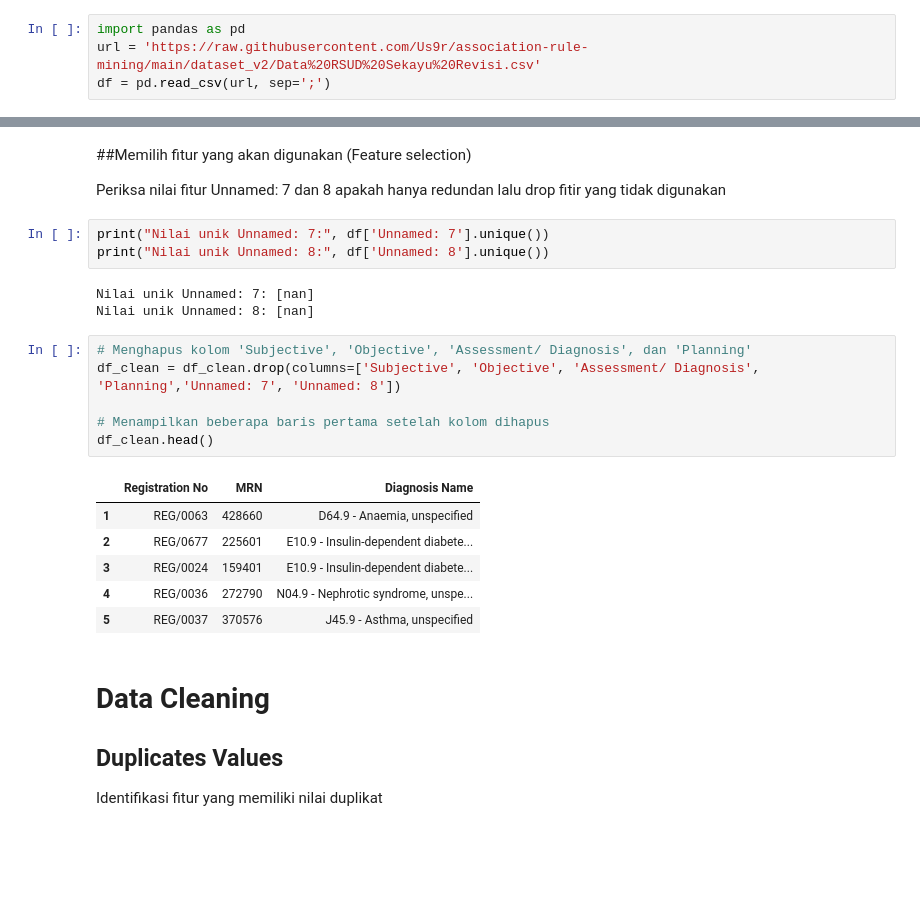
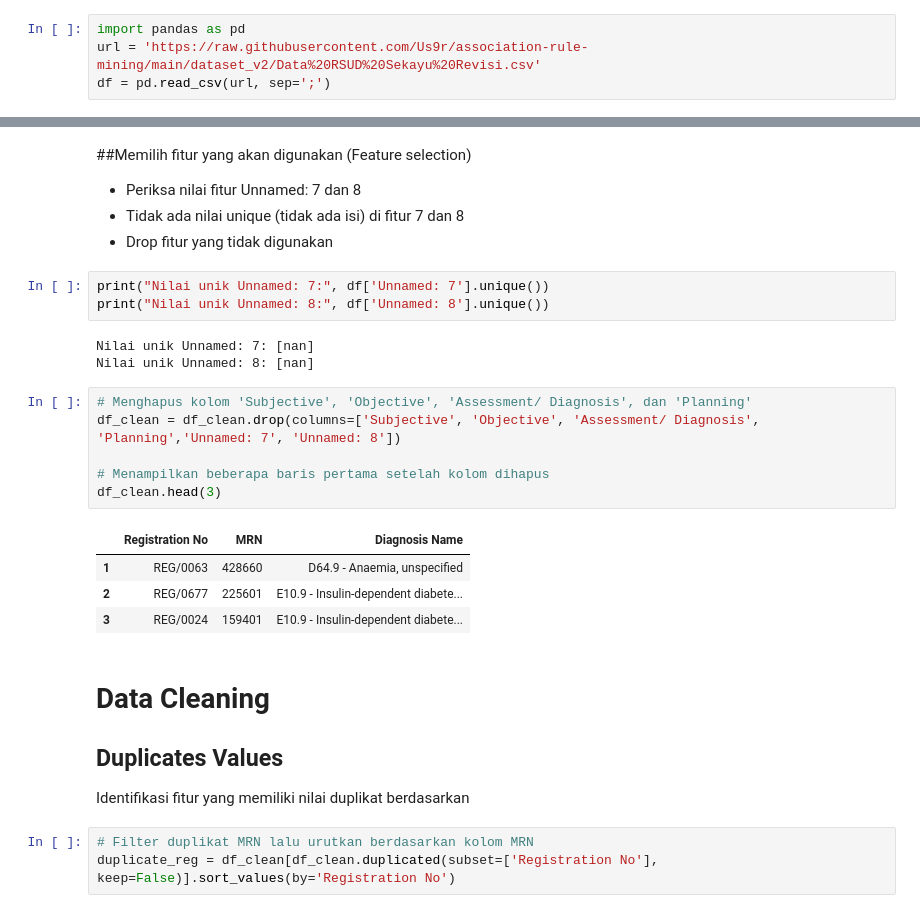
Before and after one commit to Us9r/association-rule-mining, a Jupyter notebook: association_rule_rsud.ipynb, the cells around one changed output, grey strips where cells are left out. Saved outputs shown, nothing was run; the diff lists cells and outputs as text; blank space fills up the shorter version.

```diff
--- a/association_rule_rsud.ipynb
+++ b/association_rule_rsud.ipynb
@@ -23,7 +23,9 @@ df_clean.head()
 ##Memilih fitur yang akan digunakan
 (Feature selection)
 
-Periksa nilai fitur Unnamed: 7 dan 8 apakah hanya redundan lalu drop fitir yang tidak digunakan
+*   Periksa nilai fitur Unnamed: 7 dan 8
+*   Tidak ada nilai unique (tidak ada isi) di fitur 7 dan 8
+*   Drop fitur yang tidak digunakan
 # %%
 print("Nilai unik Unnamed: 7:", df['Unnamed: 7'].unique())
 print("Nilai unik Unnamed: 8:", df['Unnamed: 8'].unique())
@@ -33,18 +35,19 @@ Nilai unik Unnamed: 8: [nan]
 # %%
 # Menghapus kolom 'Subjective', 'Objective', 'Assessment/ Diagnosis', dan 'Planning'
 df_clean = df_clean.drop(columns=['Subjective', 'Objective', 'Assessment/ Diagnosis', 'Planning','Unnamed: 7', 'Unnamed: 8'])
 
 # Menampilkan beberapa baris pertama setelah kolom dihapus
-df_clean.head()
+df_clean.head(3)
 # %% [output]
 |  | Registration No | MRN | Diagnosis Name |
 | 1 | REG/0063 | 428660 | D64.9 - Anaemia, unspecified |
 | 2 | REG/0677 | 225601 | E10.9 - Insulin-dependent diabete... |
 | 3 | REG/0024 | 159401 | E10.9 - Insulin-dependent diabete... |
-| 4 | REG/0036 | 272790 | N04.9 - Nephrotic syndrome, unspe... |
-| 5 | REG/0037 | 370576 | J45.9 - Asthma, unspecified |
 # %% [markdown]
 # Data Cleaning
 
 ## Duplicates Values
-Identifikasi fitur yang memiliki nilai duplikat
+Identifikasi fitur yang memiliki nilai duplikat berdasarkan
+# %%
+# Filter duplikat MRN lalu urutkan berdasarkan kolom MRN
+duplicate_reg = df_clean[df_clean.duplicated(subset=['Registration No'], keep=False)].sort_values(by='Registration No')
```
Also changed, not shown: parts of 10 cells of this notebook.
